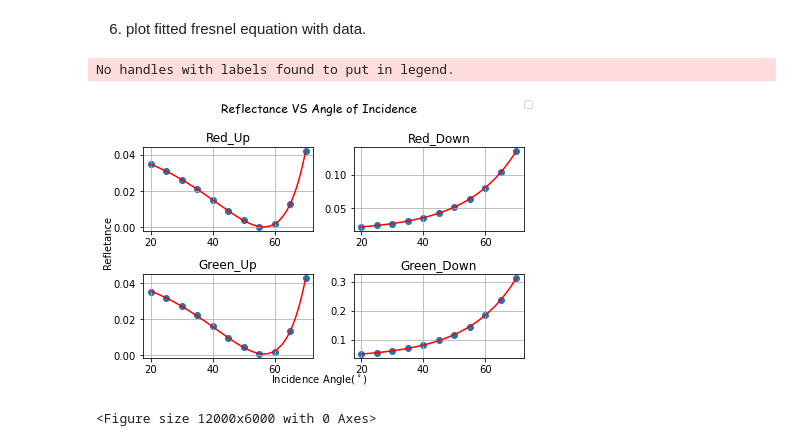
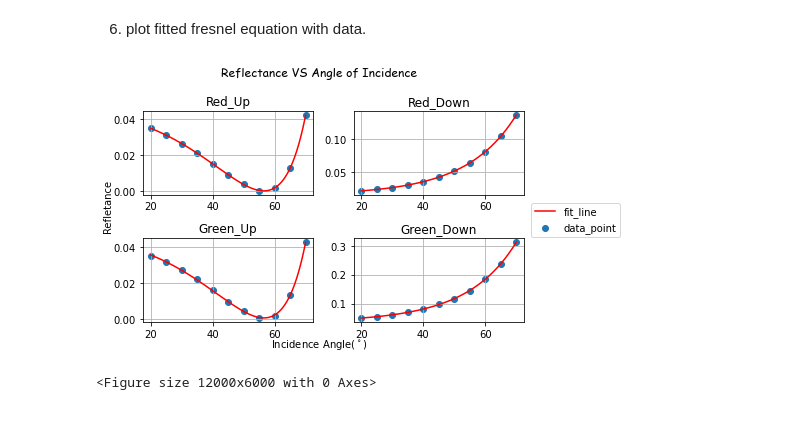
Before and after one commit to alberthu233/phys311_lab_report, a Jupyter notebook: dielectirc/dielectirc.ipynb, the cells around one changed output. Cells and saved outputs as stored; diff of their text form; code cells hidden in the pictures.

Commit message:
plot with legend

```diff
--- a/dielectirc/dielectirc.ipynb
+++ b/dielectirc/dielectirc.ipynb
@@ -200,41 +200,44 @@ std=[4.59216406e-04 1.80263606e-03 3.92798249e-05]
 # %% [markdown]
 6. plot fitted fresnel equation with data.
 # %%
+# set x prediction in radian
 xp = np.linspace(20,70,1000)
 xp_radian = []
 for a in xp:
     xp_radian.append(math.radians(a))
 
-
+# set up plot with subplot
 fig, axs = plt.subplots(2,2)
 plt.figure(figsize=(10,5), dpi=1200)
-
 fig.suptitle("Reflectance VS Angle of Incidence", **csfont)
 fig.text(0.5, 0.01, 'Incidence Angle($^\circ$)', ha='center')
 fig.text(0.001, 0.5, 'Refletance', va='center', rotation='vertical')
 
-axs[0,0].plot(xp, ru_theo(xp_radian), "r")
-axs[0,0].scatter(df3["theta"], df3["ru_nor_rf"])
+# plot data with fitted line
+l1 = axs[0,0].plot(xp, ru_theo(xp_radian), "r")
+l2 = axs[0,0].scatter(df3["theta"], df3["ru_nor_rf"])
 axs[0,0].set_title("Red_Up")
 axs[0,1].plot(xp, rd_theo(xp_radian), "r")
 axs[0,1].scatter(df3["theta"], df3["rd_nor_rf"])
 axs[0,1].set_title("Red_Down")
 axs[1,0].plot(xp, gu_theo(xp_radian), "r")
 axs[1,0].scatter(df3["theta"], df3["gu_nor_rf"])
 axs[1,0].set_title("Green_Up")
 axs[1,1].plot(xp, gd_theo(xp_radian), "r")
 axs[1,1].scatter(df3["theta"], df3["gd_nor_rf"])
 axs[1,1].set_title("Green_Down")
 
 axs[0,0].grid()
 axs[0,1].grid()
 axs[1,0].grid()
 axs[1,1].grid()
 fig.tight_layout()
-fig.legend()
+
+# add legend
+fig.legend([l1,l2], labels=["fit_line","data_point"],
+           loc="center right", borderaxespad=0.1, bbox_to_anchor = (1.2, 0.45))
 
 fig.savefig('ref_ang_fit.jpg', bbox_inches = 'tight', dpi=1000)
 # %% [output]
+[figure, new version]
-No handles with labels found to put in legend.
+<Figure size 12000x6000 with 0 Axes>
-[figure, old version]
-<Figure size 12000x6000 with 0 Axes>
```
Also changed, not shown: 1 other file.
